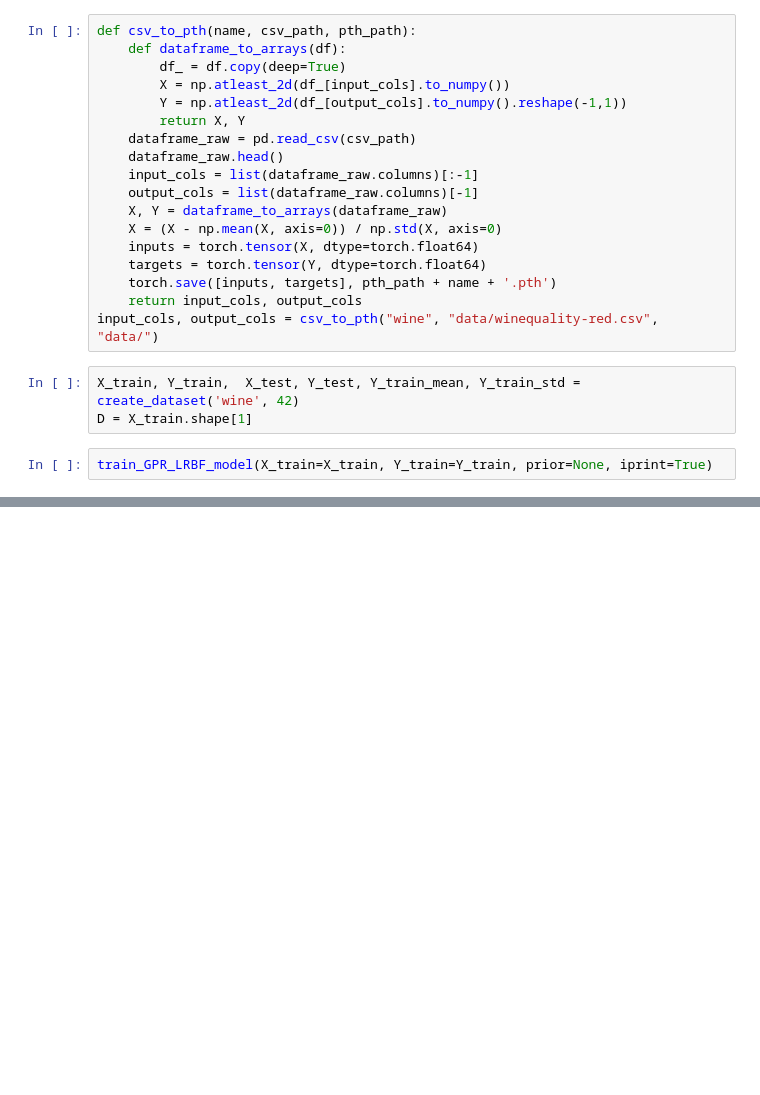
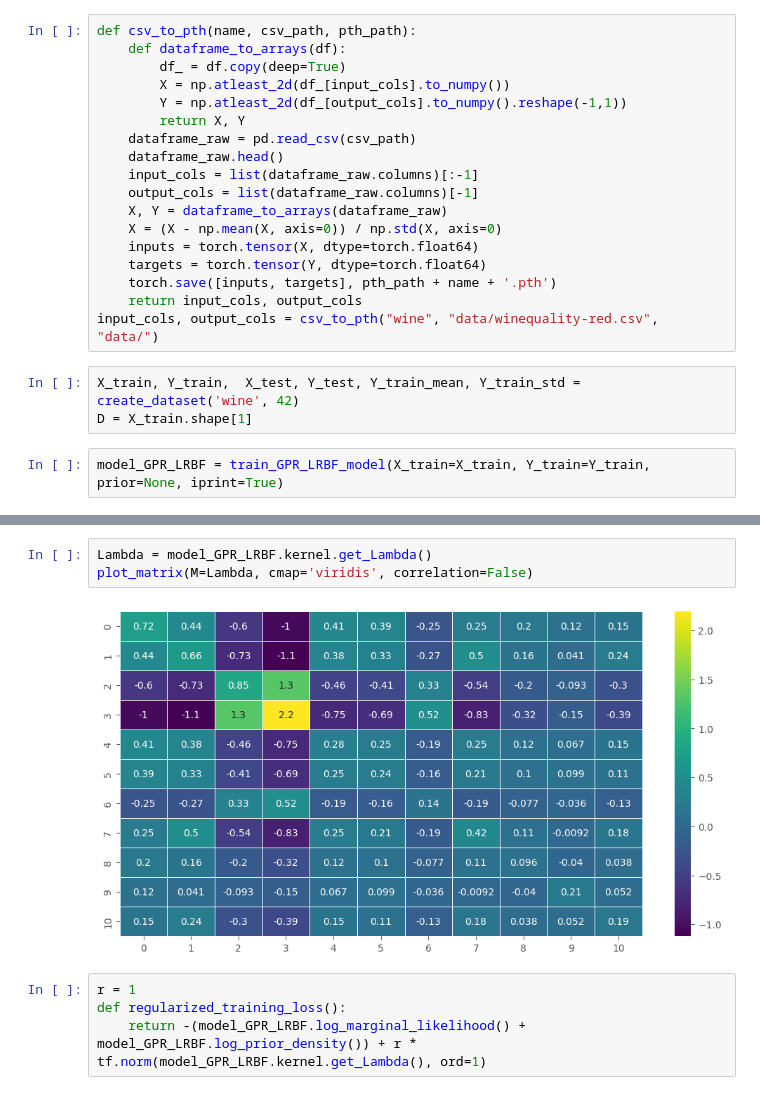
Before and after one commit to mattyred/BSGP_Automatic_Independence_Determination, a Jupyter notebook: LambdaRBFKernel/WineQuality.ipynb, the cells around one changed output, grey strips where cells are left out. Cells and saved outputs as stored; diff of their text form; blank space fills up the shorter version.

```diff
--- a/LambdaRBFKernel/WineQuality.ipynb
+++ b/LambdaRBFKernel/WineQuality.ipynb
@@ -55,7 +57,7 @@ input_cols, output_cols = csv_to_pth("wine", "data/winequality-red.csv", "data/"
 X_train, Y_train,  X_test, Y_test, Y_train_mean, Y_train_std = create_dataset('wine', 42)
 D = X_train.shape[1]
 # %%
-train_GPR_LRBF_model(X_train=X_train, Y_train=Y_train, prior=None, iprint=True)
+model_GPR_LRBF = train_GPR_LRBF_model(X_train=X_train, Y_train=Y_train, prior=None, iprint=True)
 # %% [output]
 | name | class | transform | prior | trainable | shape | dtype | value |
 | GPR.kernel.Lambda_L | Parameter | Identity |  | True | (66,) | float64 | [0.30151, 0., 0.... |
@@ -75 +72,10 @@ Variance: 1.414
 [figure]
+# %%
+Lambda = model_GPR_LRBF.kernel.get_Lambda()
+plot_matrix(M=Lambda, cmap='viridis', correlation=False)
+# %% [output]
+[figure, added]
+# %%
+r = 1
+def regularized_training_loss():
+    return -(model_GPR_LRBF.log_marginal_likelihood() + model_GPR_LRBF.log_prior_density()) + r * tf.norm(model_GPR_LRBF.kernel.get_Lambda(), ord=1)
```
Also changed, not shown: parts of 4 cells of this notebook, 2 other files.
